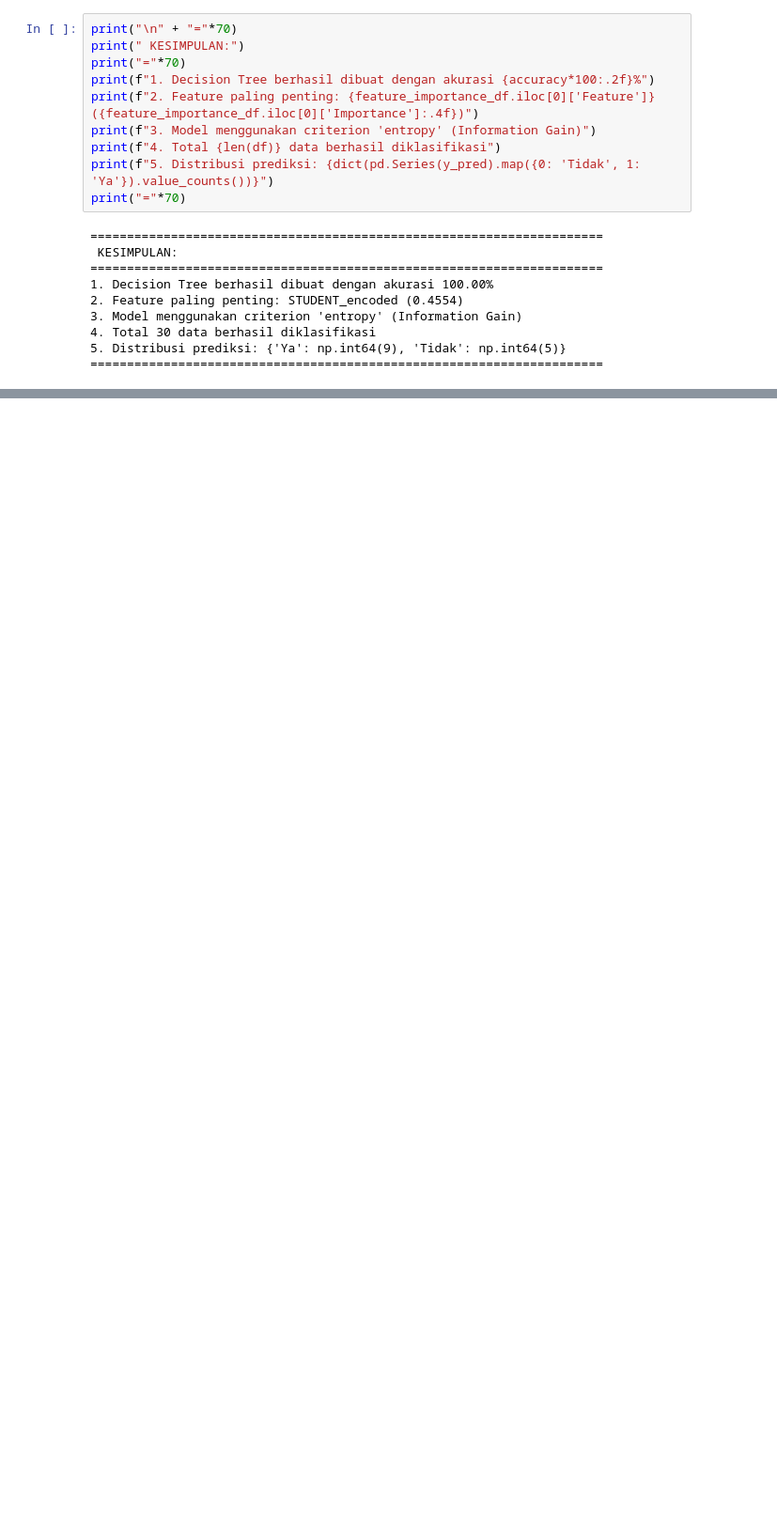
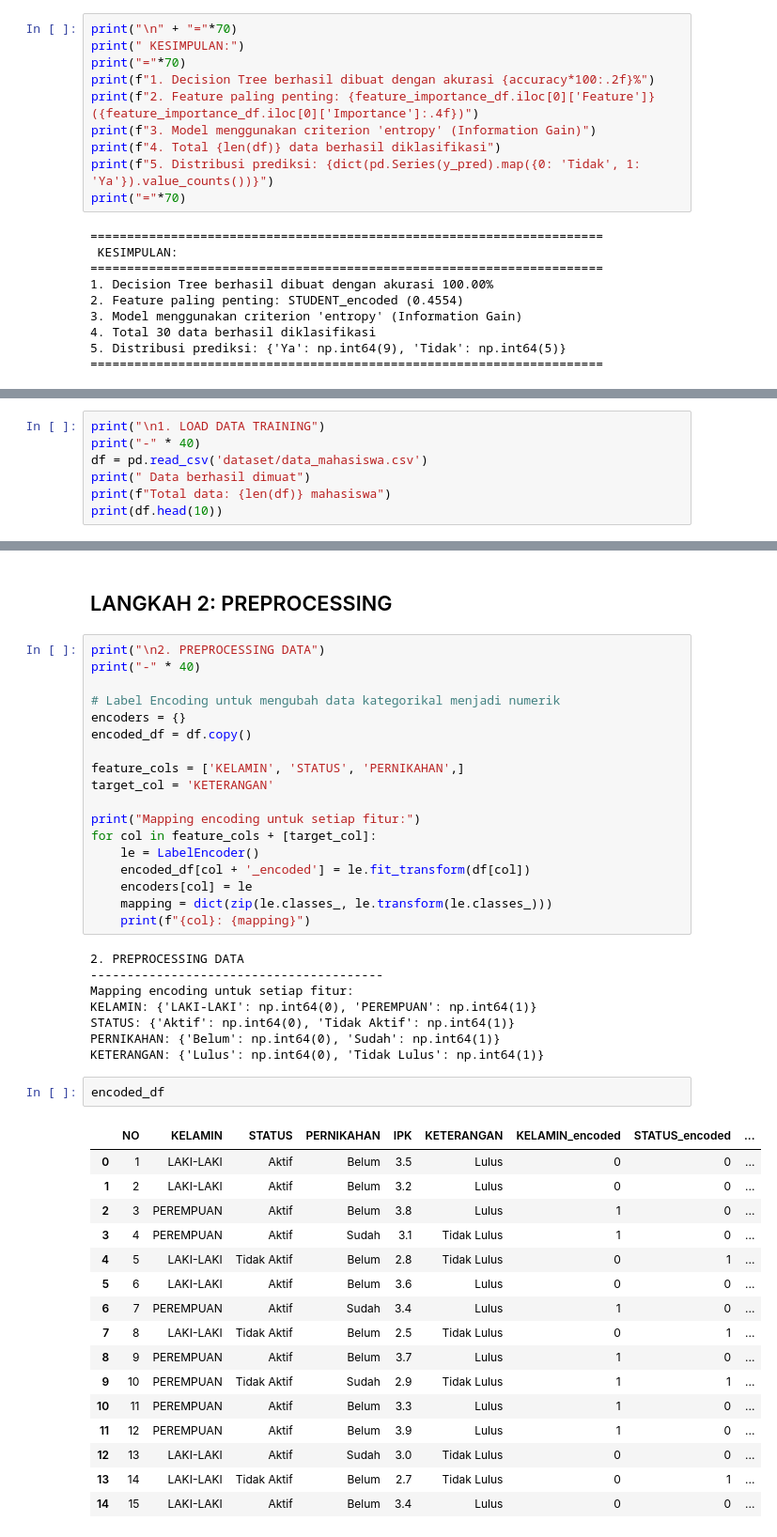
Before and after one commit to robilprogramer/uas-penambangan-data, a Jupyter notebook: main.ipynb, the cells around one changed output, grey strips where cells are left out. Shown: that part at 94% size. Saved outputs shown, nothing was run; the diff lists cells and outputs as text; blank space fills up the shorter version.

```diff
--- a/main.ipynb
+++ b/main.ipynb
@@ -381,0 +394,7 @@ print("="*70)
+# %%
+print("\n1. LOAD DATA TRAINING")
+print("-" * 40)
+df = pd.read_csv('dataset/data_mahasiswa.csv')
+print(" Data berhasil dimuat")
+print(f"Total data: {len(df)} mahasiswa")
+print(df.head(10))
@@ -381,0 +417,47 @@ print("="*70)
+# %% [markdown]
+## LANGKAH 2: PREPROCESSING
+# %%
+print("\n2. PREPROCESSING DATA")
+print("-" * 40)
+
+# Label Encoding untuk mengubah data kategorikal menjadi numerik
+encoders = {}
+encoded_df = df.copy()
+
+feature_cols = ['KELAMIN', 'STATUS', 'PERNIKAHAN',]
+target_col = 'KETERANGAN'
+
+print("Mapping encoding untuk setiap fitur:")
+for col in feature_cols + [target_col]:
+    le = LabelEncoder()
+    encoded_df[col + '_encoded'] = le.fit_transform(df[col])
+    encoders[col] = le
+    mapping = dict(zip(le.classes_, le.transform(le.classes_)))
+    print(f"{col}: {mapping}")
+# %% [output]
+2. PREPROCESSING DATA
+----------------------------------------
+Mapping encoding untuk setiap fitur:
+KELAMIN: {'LAKI-LAKI': np.int64(0), 'PEREMPUAN': np.int64(1)}
+STATUS: {'Aktif': np.int64(0), 'Tidak Aktif': np.int64(1)}
+PERNIKAHAN: {'Belum': np.int64(0), 'Sudah': np.int64(1)}
+KETERANGAN: {'Lulus': np.int64(0), 'Tidak Lulus': np.int64(1)}
+# %%
+encoded_df
+# %% [output]
+|  | NO | KELAMIN | STATUS | PERNIKAHAN | IPK | KETERANGAN | KELAMIN_encoded | STATUS_encoded | ... |
+| 0 | 1 | LAKI-LAKI | Aktif | Belum | 3.5 | Lulus | 0 | 0 | ... |
+| 1 | 2 | LAKI-LAKI | Aktif | Belum | 3.2 | Lulus | 0 | 0 | ... |
+| 2 | 3 | PEREMPUAN | Aktif | Belum | 3.8 | Lulus | 1 | 0 | ... |
+| 3 | 4 | PEREMPUAN | Aktif | Sudah | 3.1 | Tidak Lulus | 1 | 0 | ... |
+| 4 | 5 | LAKI-LAKI | Tidak Aktif | Belum | 2.8 | Tidak Lulus | 0 | 1 | ... |
+| 5 | 6 | LAKI-LAKI | Aktif | Belum | 3.6 | Lulus | 0 | 0 | ... |
+| 6 | 7 | PEREMPUAN | Aktif | Sudah | 3.4 | Lulus | 1 | 0 | ... |
+| 7 | 8 | LAKI-LAKI | Tidak Aktif | Belum | 2.5 | Tidak Lulus | 0 | 1 | ... |
+| 8 | 9 | PEREMPUAN | Aktif | Belum | 3.7 | Lulus | 1 | 0 | ... |
+| 9 | 10 | PEREMPUAN | Tidak Aktif | Sudah | 2.9 | Tidak Lulus | 1 | 1 | ... |
+| 10 | 11 | PEREMPUAN | Aktif | Belum | 3.3 | Lulus | 1 | 0 | ... |
+| 11 | 12 | PEREMPUAN | Aktif | Belum | 3.9 | Lulus | 1 | 0 | ... |
+| 12 | 13 | LAKI-LAKI | Aktif | Sudah | 3.0 | Tidak Lulus | 0 | 0 | ... |
+| 13 | 14 | LAKI-LAKI | Tidak Aktif | Belum | 2.7 | Tidak Lulus | 0 | 1 | ... |
+| 14 | 15 | LAKI-LAKI | Aktif | Belum | 3.4 | Lulus | 0 | 0 | ... |
```
Also changed, not shown: parts of 14 cells of this notebook, 1 other file.
